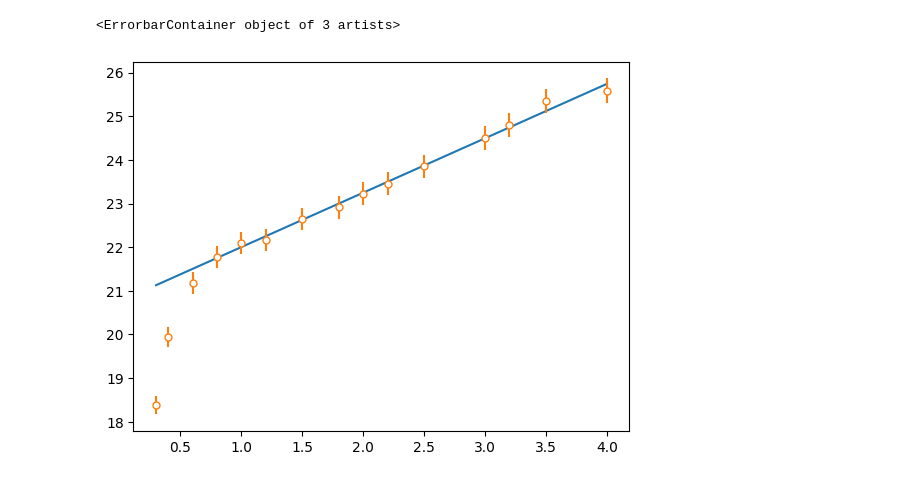
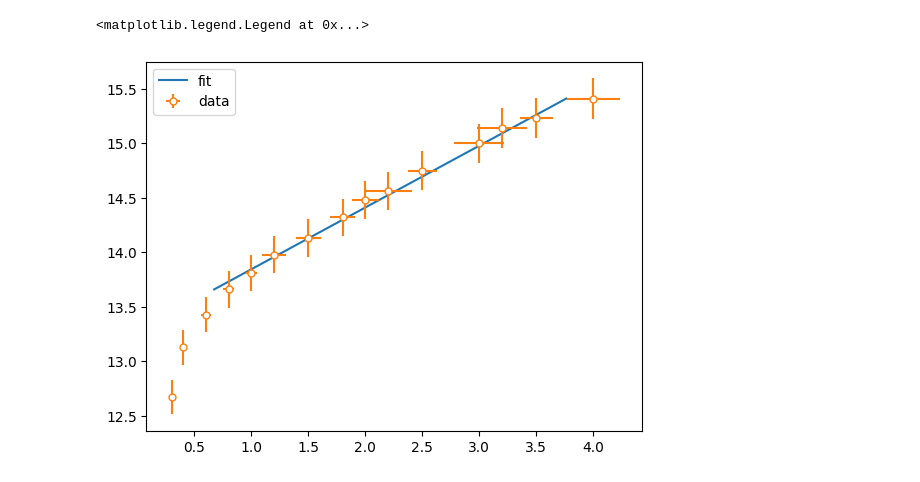
Before and after one commit to LazyLagrangian/prova2, a Jupyter notebook: analisi.ipynb, the cells around one changed output. Drawn from its saved outputs; the diff is of its cells as text; code cells hidden in the pictures.

```diff
--- a/analisi.ipynb
+++ b/analisi.ipynb
@@ -32,6 +30,14 @@ FileNotFoundError: [Errno 2] No such file or directory: 'prova2.csv'
 # %%
+df = pd.read_csv('prova2.csv')
+
 v = np.array(df['Tensione (V) per 0.14']).astype(float)
 i = np.array(df['Corrente (mA) per 0.14']).astype(float)
 
 di = np.array(df['errore i 0.14']).astype(float)
 dv = np.array(df['errore v 0.14']).astype(float)
+
+v2 = np.array(df['Tensione (V) per 0.07']).astype(float)
+i2 = np.array(df['Corrente (mA) per 0.07']).astype(float)
+
+di2 = np.array(df['errore i 0.07']).astype(float)
+dv2 = np.array(df['errore v 0.07']).astype(float)
@@ -44,5 +75,6 @@ ax.errorbar(v, i,xerr= dv, yerr=di, fmt="o", label = 'data', marker = '.', marke
 # %%
 linear = Model(f)
-mydata = RealData(v, i, sx=dv, sy=di)
-myodr = ODR(mydata, linear, beta0=[1., 2.])
+mydata = RealData(i2[:v2.size-3],v2[:v2.size-3],sx=di2[:v2.size-3], sy=dv2[:v2.size-3])
+myodr = ODR(mydata, linear, beta0=[1., 1.])
 myoutput = myodr.run()
+myoutput.pprint()
@@ -60,8 +90,12 @@ Reason(s) for Halting:
+# %%
+a2,b2 = myoutput.beta
+da2,db2 = myoutput.sd_beta
+cov2 = myoutput.cov_beta
 # %%
-a,da,b,db,cov = linear_regression(v[:v.size-3],i[:v.size-3],err_i[:v.size-3])
 fig, ax = plt.subplots()
-ax.plot(v,a+b*v, label = 'fit')
-ax.errorbar(v, i, yerr=err_i, fmt="o", label = 'data', marker = '.', markerfacecolor='white', markersize=10)
+ax.plot(a2+b2*i2[:v2.size-3], i2[:v2.size-3], label = 'fit')
+ax.errorbar(v2, i2, xerr=dv2 , yerr=di2, fmt="o", label = 'data', marker = '.', markerfacecolor='white', markersize=10)
+plt.legend()
 # %% [output]
-<ErrorbarContainer object of 3 artists>
+<matplotlib.legend.Legend at 0x...>
-[figure, old version]
+[figure, new version]
```
Also changed, not shown: parts of 17 cells of this notebook.
